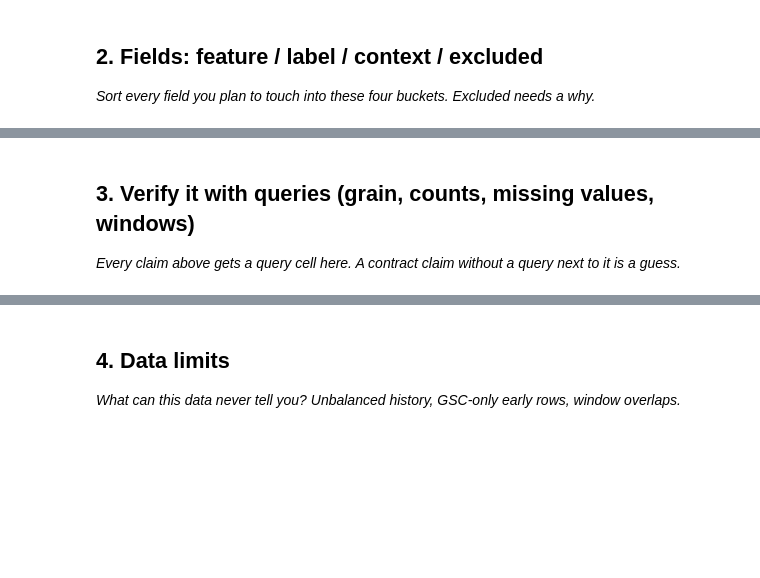
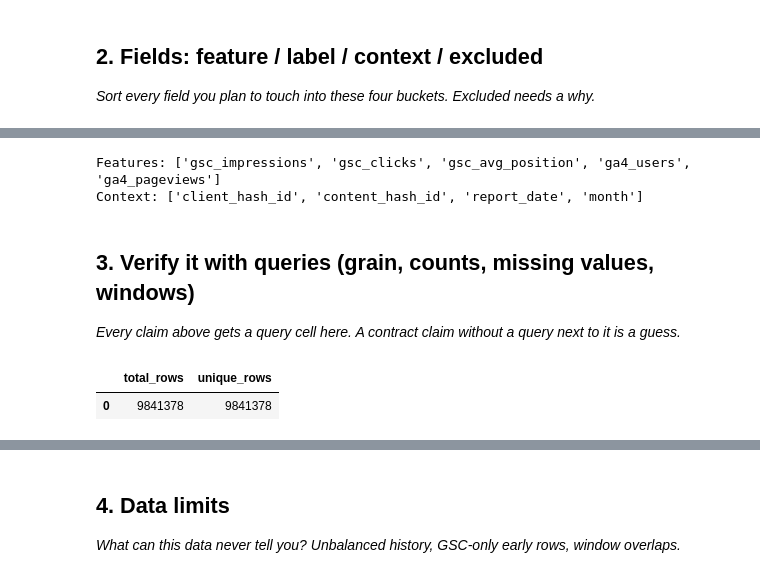
Before and after one commit to itz-me-sree/flyrank-ml-internship, a Jupyter notebook: work/notebooks/w03_data_contract.ipynb, the cells around one changed output, grey strips where cells are left out. Drawn from its saved outputs; the diff is of its cells as text; code cells hidden in the pictures; blank space fills up the shorter version.

```diff
--- a/work/notebooks/w03_data_contract.ipynb
+++ b/work/notebooks/w03_data_contract.ipynb
@@ -20,6 +136,26 @@ This skeleton is yours to fill. Work the sections **in order** — each one has
 # %%
 # This cell is for CODE (numbers, a query, a check).
 # Write your text answer in the cell ABOVE this one — typing sentences here breaks Run All.
+features = [
+    "gsc_impressions",
+    "gsc_clicks",
+    "gsc_avg_position",
+    "ga4_users",
+    "ga4_pageviews"
+]
+
+context = [
+    "client_hash_id",
+    "content_hash_id",
+    "report_date",
+    "month"
+]
+
+print("Features:", features)
+print("Context:", context)
+# %% [output]
+Features: ['gsc_impressions', 'gsc_clicks', 'gsc_avg_position', 'ga4_users', 'ga4_pageviews']
+Context: ['client_hash_id', 'content_hash_id', 'report_date', 'month']
 # %% [markdown]
 ## 3. Verify it with queries (grain, counts, missing values, windows)
 
@@ -27,3 +163,15 @@ This skeleton is yours to fill. Work the sections **in order** — each one has
 # %%
 # This cell is for CODE (numbers, a query, a check).
 # Write your text answer in the cell ABOVE this one — typing sentences here breaks Run All.
+# %%
+con.sql("""
+SELECT
+COUNT(*) total_rows,
+COUNT(DISTINCT report_date || client_hash_id || content_hash_id) unique_rows
+FROM read_parquet(
+'hf://datasets/FlyRank/internship-warehouse/fact_content_daily_performance/month=2026-03/*.parquet'
+)
+""").df()
+# %% [output]
+|  | total_rows | unique_rows |
+| 0 | 9841378 | 9841378 |
```
Also changed, not shown: parts of 12 cells of this notebook.
